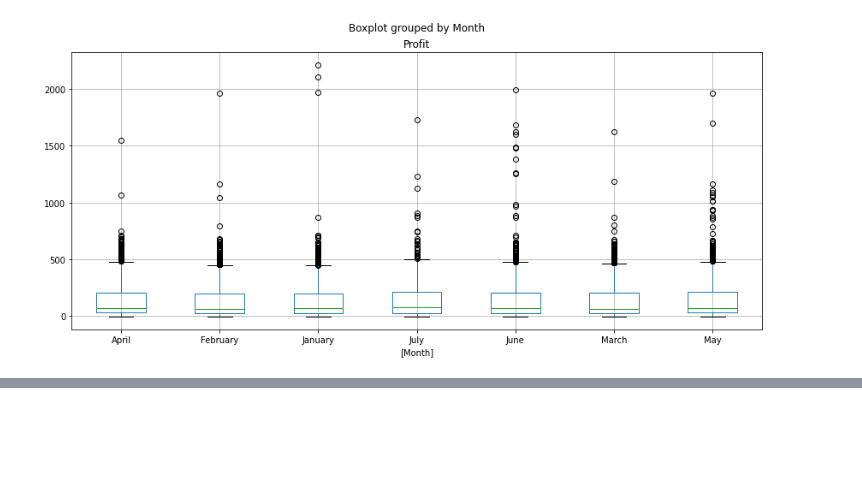
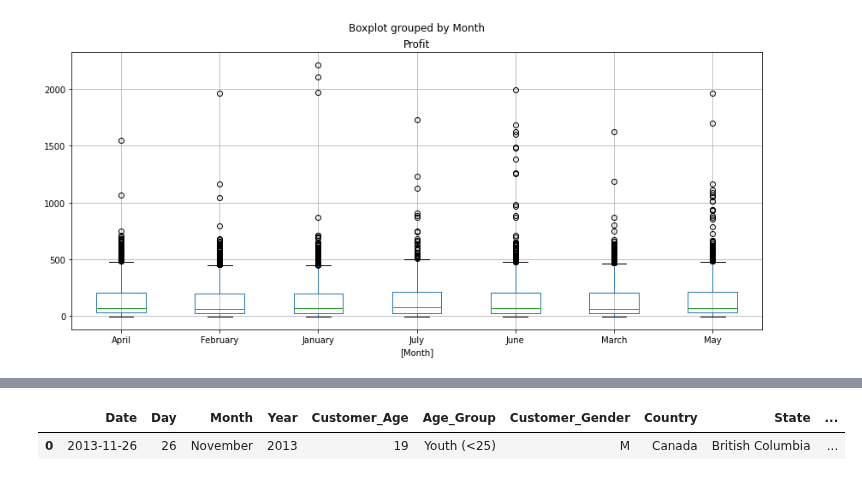
Before and after one commit to sury1999/Data-Analysis-Excercises, a Jupyter notebook: Exercises_1.ipynb, the cells around one changed output, grey strips where cells are left out. Saved outputs shown, nothing was run; the diff lists cells and outputs as text; code cells hidden in the pictures; blank space fills up the shorter version.

```diff
--- a/Exercises_1.ipynb
+++ b/Exercises_1.ipynb
@@ -689,6 +750,11 @@ profit_2016.boxplot(by='Month', figsize=(14,6))
 ### Add 7.2% TAX on every sale `Unit_Price` within United States
 # %%
 # your code goes here
+sales.loc[sales['Country'] == 'United States', 'Unit_Price'] *= 1.072
+sales.head(1)
+# %% [output]
+|  | Date | Day | Month | Year | Customer_Age | Age_Group | Customer_Gender | Country | State | ... |
+| 0 | 2013-11-26 | 26 | November | 2013 | 19 | Youth (<25) | M | Canada | British Columbia | ... |
 # %%
 #sales.loc[sales['Country'] == 'United States', 'Unit_Price'] = sales.loc[sales['Country'] == 'United States', 'Unit_Price'] * 1.072
 
```
Also changed, not shown: parts of 21 cells of this notebook.
